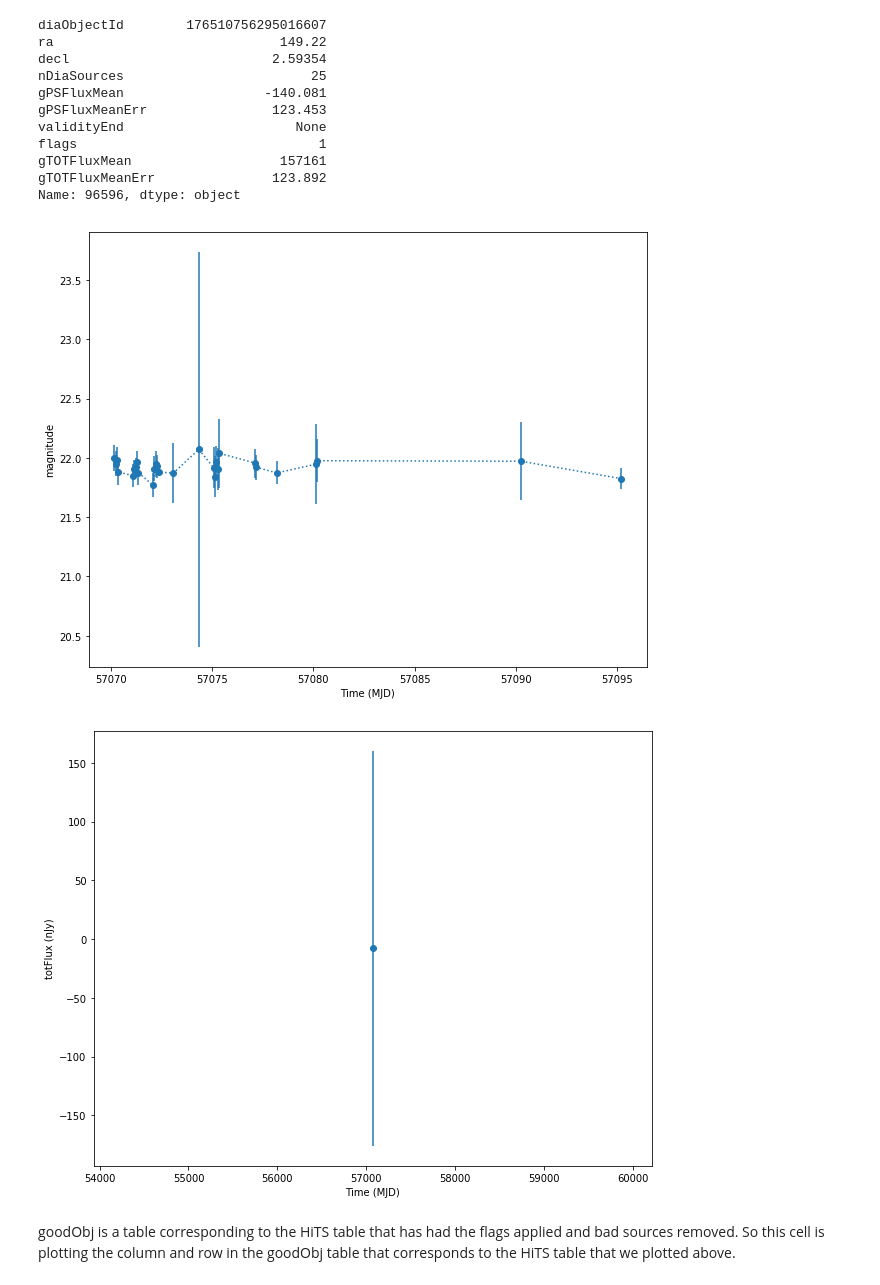
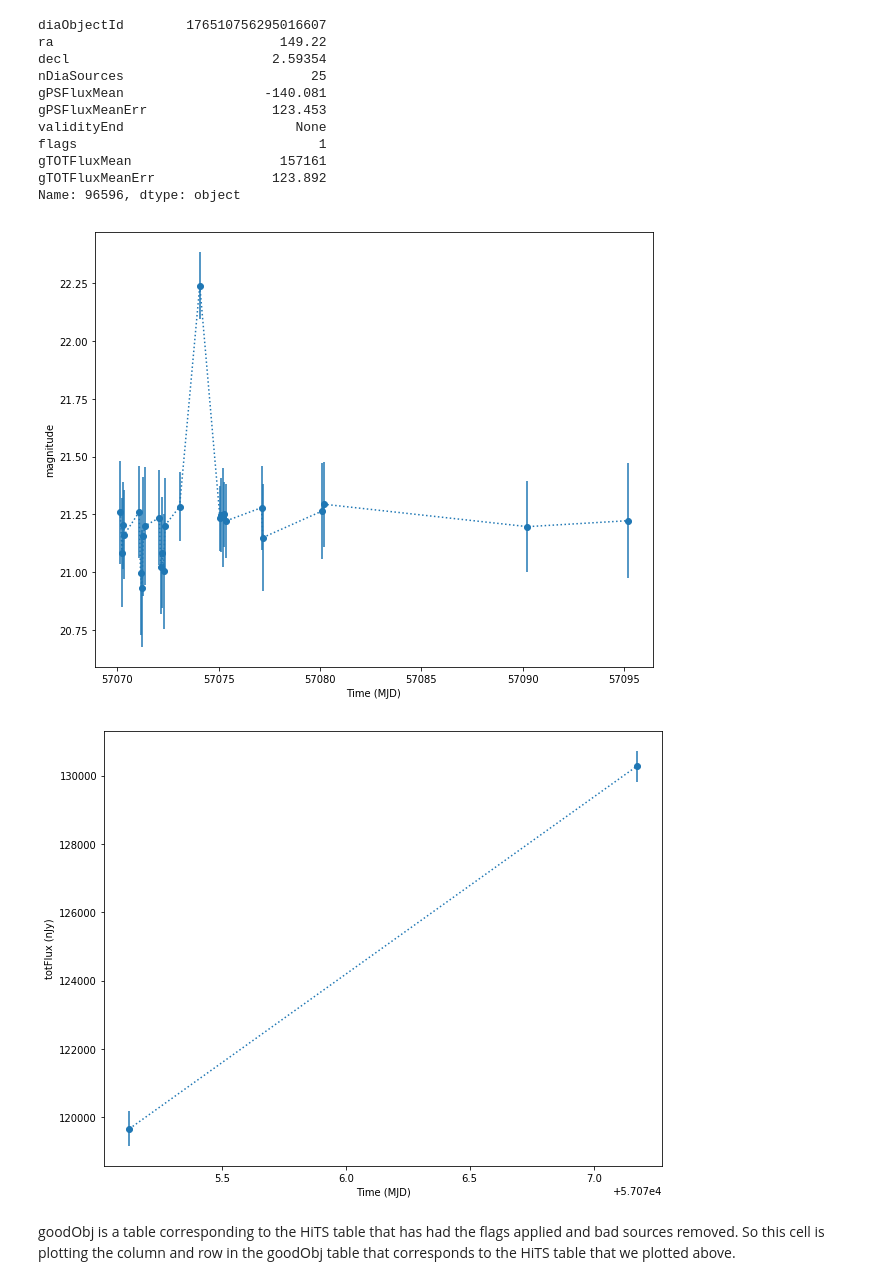
Before and after one commit to mrawls/lsst-hits-bump, a Jupyter notebook: tw94/Premap-Nov20-22_tw.ipynb, the cells around one changed output. Drawn from its saved outputs; the diff is of its cells as text; code cells hidden in the pictures.

```diff
--- a/tw94/Premap-Nov20-22_tw.ipynb
+++ b/tw94/Premap-Nov20-22_tw.ipynb
@@ -224,14 +226,14 @@ def plotLsstLightcurve(obj, dbPath, fluxCol='totFlux'):
     plt.ylabel(fluxCol + ' (nJy)')
     plt.xlabel('Time (MJD)')
 # %%
-plot_hits(hitsDf.iloc[102])
+plot_hits(hitsDf.iloc[7])
 # %% [output]
-[figure, old version]
+[figure, new version]
 # %%
-obj = goodObj.iloc[idx[102]]['diaObjectId']  # can you explain what this line does?
+obj = goodObj.iloc[idx[7]]['diaObjectId']  # can you explain what this line does?
 plotLsstLightcurve(obj, dbPath)
 # %% [output]
-[figure, old version]
+[figure, new version]
 # %% [markdown]
 goodObj is a table corresponding to the HiTS table that has had the flags applied and bad sources removed. So this cell is plotting the column and row in the goodObj table that corresponds to the HiTS table that we plotted above.
 # %% [markdown]
```
Also changed, not shown: parts of 10 cells of this notebook.
